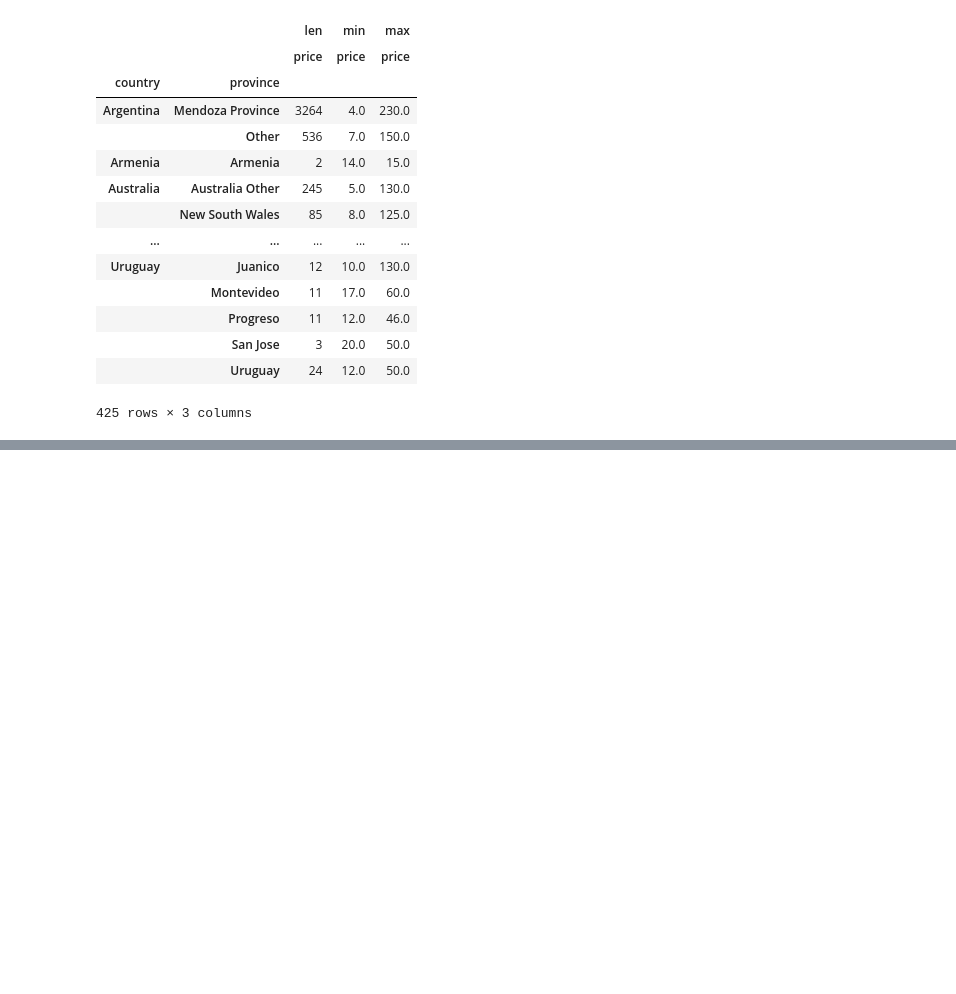
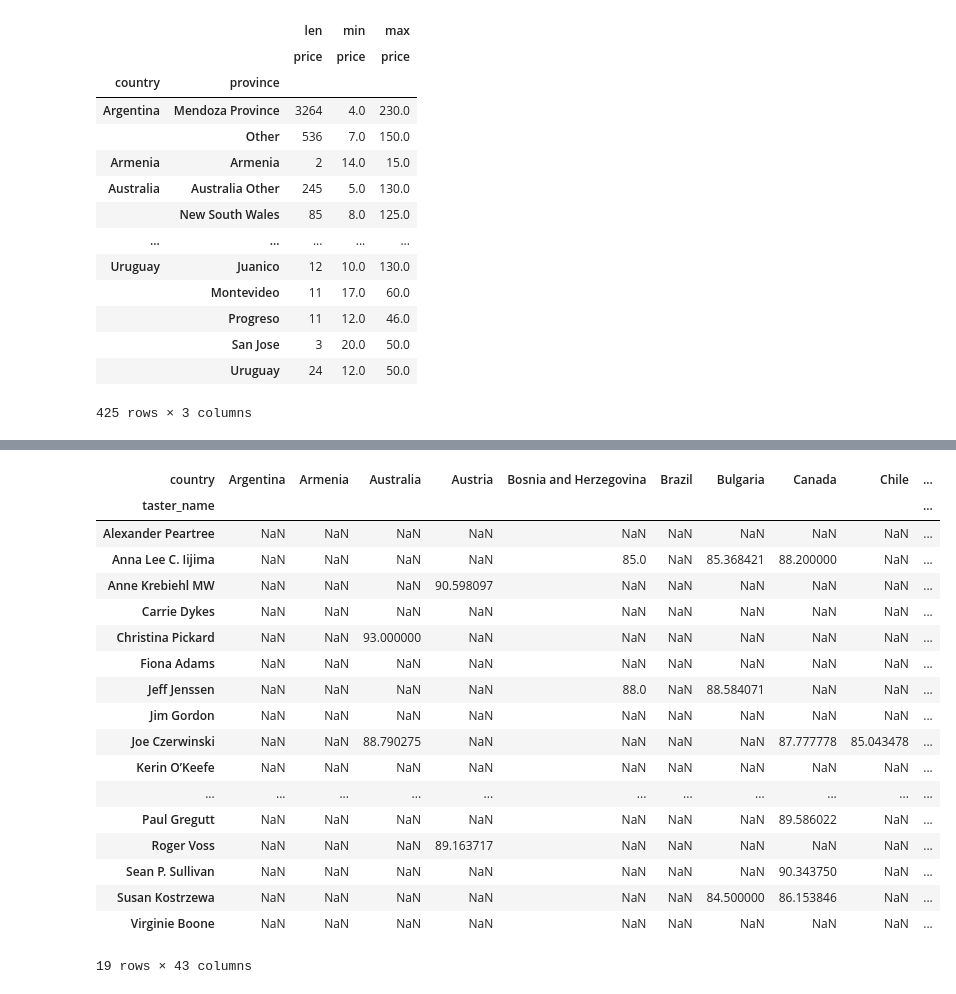
Before and after one commit to SyedaAnoosha/Data-Science-with-Python, a Jupyter notebook: Exploring Datasets/Wine Reviews/winemag_reviews_data.ipynb, the cells around one changed output, grey strips where cells are left out. Saved outputs shown, nothing was run; the diff lists cells and outputs as text; code cells hidden in the pictures; blank space fills up the shorter version.

```diff
--- a/Exploring Datasets/Wine Reviews/winemag_reviews_data.ipynb
+++ b/Exploring Datasets/Wine Reviews/winemag_reviews_data.ipynb
@@ -1029,0 +1030,22 @@ wine_reviews.pivot_table(values="points",index=["country","taster_name"], aggfun
+# %%
+wine_reviews.pivot_table(values="points", index="taster_name", columns="country")
+# %% [output]
+| country | Argentina | Armenia | Australia | Austria | Bosnia and Herzegovina | Brazil | Bulgaria | Canada | Chile | ... |
+| taster_name |  |  |  |  |  |  |  |  |  | ... |
+| Alexander Peartree | NaN | NaN | NaN | NaN | NaN | NaN | NaN | NaN | NaN | ... |
+| Anna Lee C. Iijima | NaN | NaN | NaN | NaN | 85.0 | NaN | 85.368421 | 88.200000 | NaN | ... |
+| Anne Krebiehl MW | NaN | NaN | NaN | 90.598097 | NaN | NaN | NaN | NaN | NaN | ... |
+| Carrie Dykes | NaN | NaN | NaN | NaN | NaN | NaN | NaN | NaN | NaN | ... |
+| Christina Pickard | NaN | NaN | 93.000000 | NaN | NaN | NaN | NaN | NaN | NaN | ... |
+| Fiona Adams | NaN | NaN | NaN | NaN | NaN | NaN | NaN | NaN | NaN | ... |
+| Jeff Jenssen | NaN | NaN | NaN | NaN | 88.0 | NaN | 88.584071 | NaN | NaN | ... |
+| Jim Gordon | NaN | NaN | NaN | NaN | NaN | NaN | NaN | NaN | NaN | ... |
+| Joe Czerwinski | NaN | NaN | 88.790275 | NaN | NaN | NaN | NaN | 87.777778 | 85.043478 | ... |
+| Kerin O’Keefe | NaN | NaN | NaN | NaN | NaN | NaN | NaN | NaN | NaN | ... |
+| ... | ... | ... | ... | ... | ... | ... | ... | ... | ... | ... |
+| Paul Gregutt | NaN | NaN | NaN | NaN | NaN | NaN | NaN | 89.586022 | NaN | ... |
+| Roger Voss | NaN | NaN | NaN | 89.163717 | NaN | NaN | NaN | NaN | NaN | ... |
+| Sean P. Sullivan | NaN | NaN | NaN | NaN | NaN | NaN | NaN | 90.343750 | NaN | ... |
+| Susan Kostrzewa | NaN | NaN | NaN | NaN | NaN | NaN | 84.500000 | 86.153846 | NaN | ... |
+| Virginie Boone | NaN | NaN | NaN | NaN | NaN | NaN | NaN | NaN | NaN | ... |
+19 rows × 43 columns
```
Also changed, not shown: parts of 6 cells of this notebook, 4 other files.
